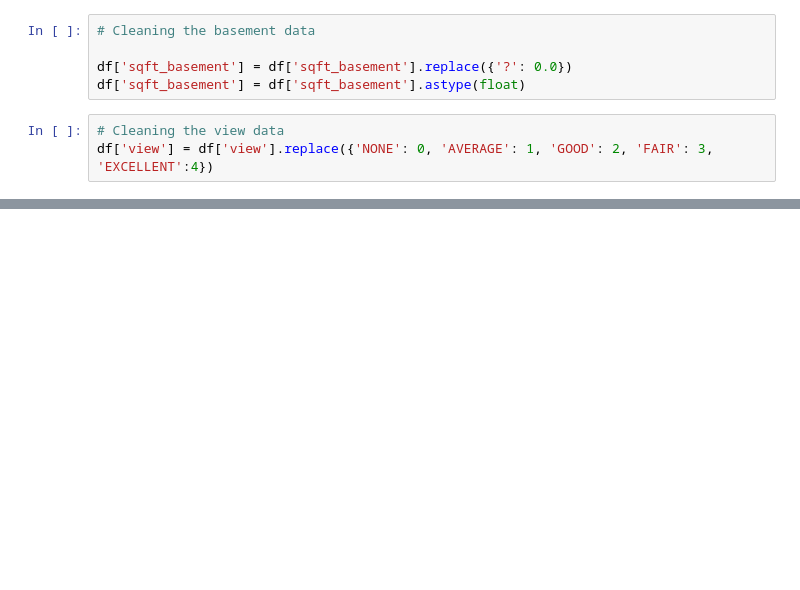
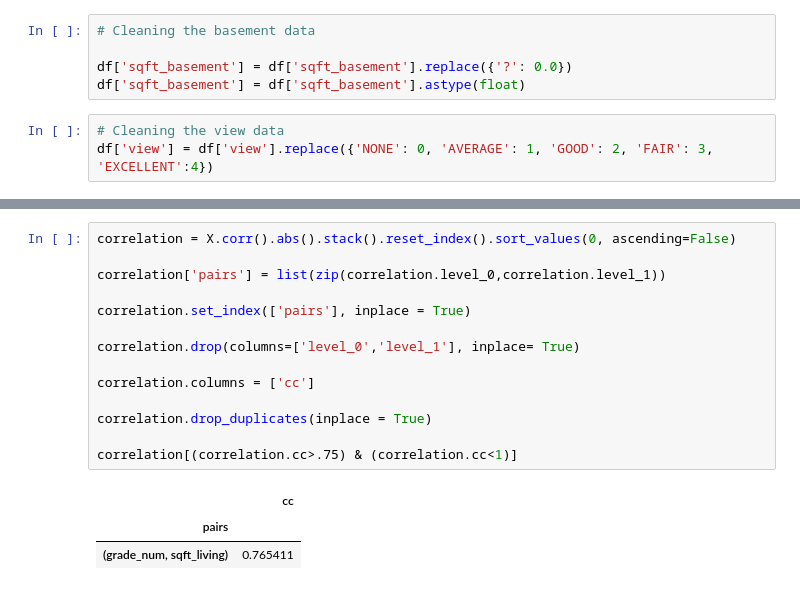
Before and after one commit to JulianWard147/phase_2_group_4, a Jupyter notebook: Main_notebook.ipynb, the cells around one changed output, grey strips where cells are left out. Drawn from its saved outputs; the diff is of its cells as text; blank space fills up the shorter version.

```diff
--- a/Main_notebook.ipynb
+++ b/Main_notebook.ipynb
@@ -291,0 +226,18 @@ ax.set_title("Heatmap of Correlation Between Attributes (Including Target)");
+# %%
+correlation = X.corr().abs().stack().reset_index().sort_values(0, ascending=False)
+
+correlation['pairs'] = list(zip(correlation.level_0,correlation.level_1))
+
+correlation.set_index(['pairs'], inplace = True)
+
+correlation.drop(columns=['level_0','level_1'], inplace= True)
+
+correlation.columns = ['cc']
+
+correlation.drop_duplicates(inplace = True)
+
+correlation[(correlation.cc>.75) & (correlation.cc<1)]
+# %% [output]
+|  | cc |
+| pairs |  |
+| (grade_num, sqft_living) | 0.765411 |
```
Also changed, not shown: parts of 18 cells of this notebook, 1 other file.
